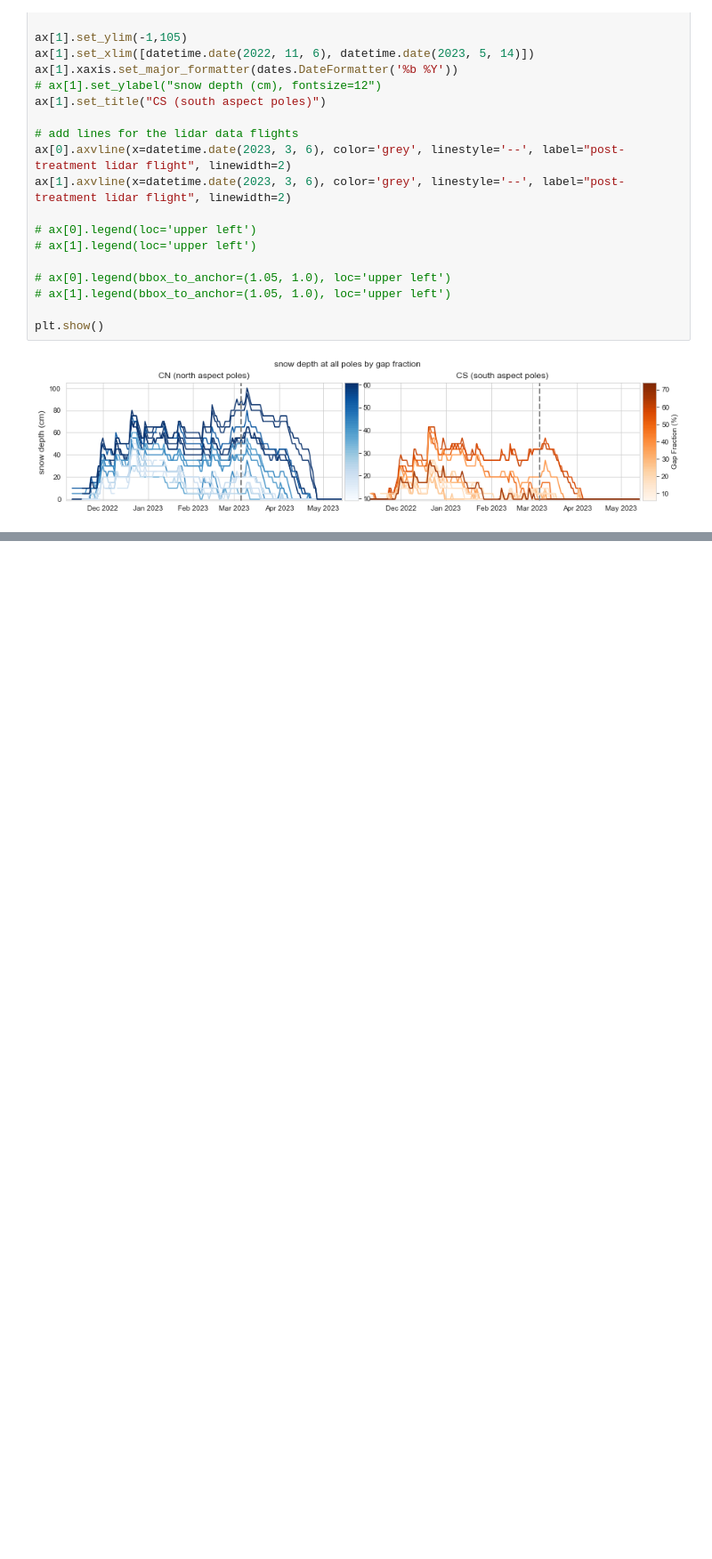
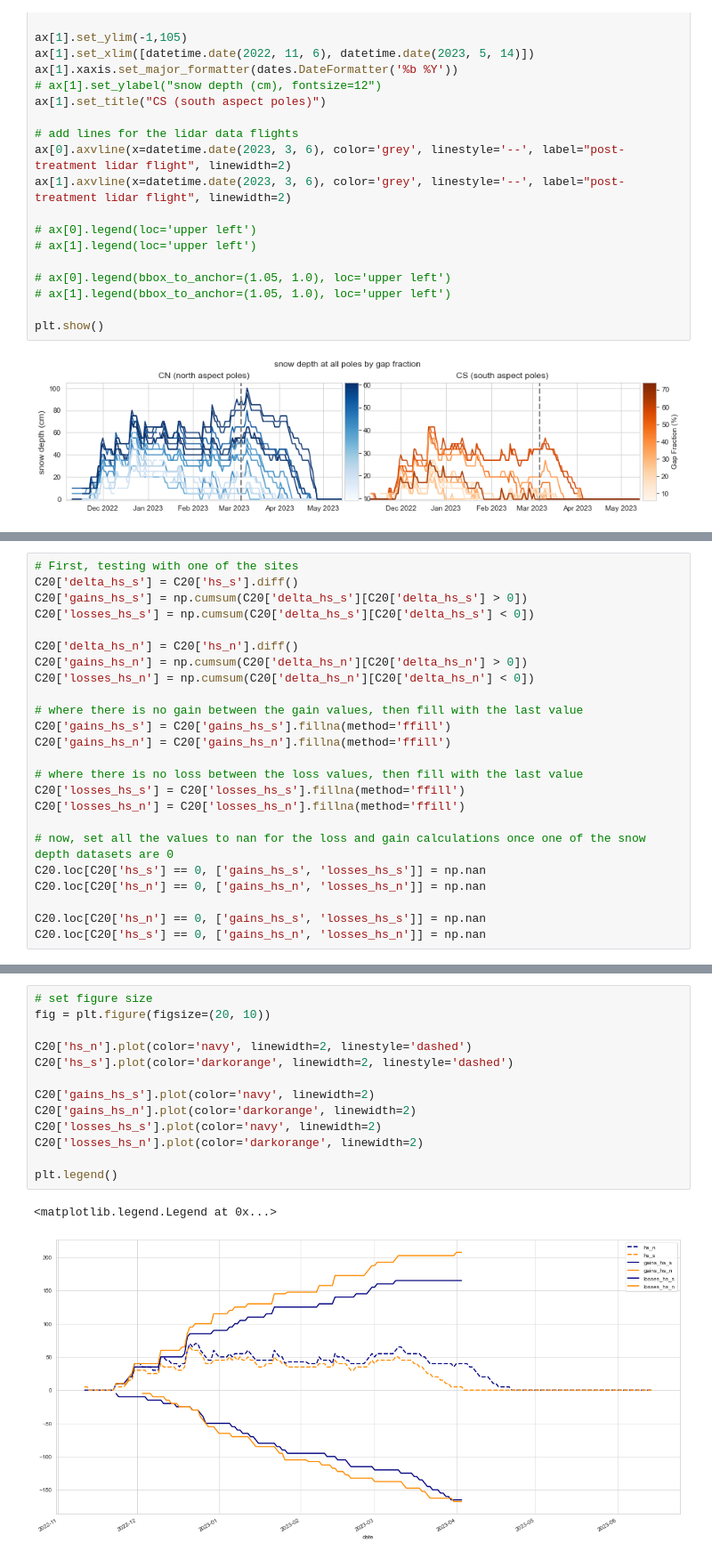
Before and after one commit to cassielumbrazo/CER_timeseries_analysis, a Jupyter notebook: 8_cumulative_gain_loss.ipynb, the cells around one changed output, grey strips where cells are left out. Shown at 89% size. Drawn from its saved outputs; the diff is of its cells as text; blank space fills up the shorter version.

```diff
--- a/8_cumulative_gain_loss.ipynb
+++ b/8_cumulative_gain_loss.ipynb
@@ -761,0 +454,24 @@ CNF23['Median_depth'].plot()
+# %%
+# First, testing with one of the sites
+C20['delta_hs_s'] = C20['hs_s'].diff()
+C20['gains_hs_s'] = np.cumsum(C20['delta_hs_s'][C20['delta_hs_s'] > 0])
+C20['losses_hs_s'] = np.cumsum(C20['delta_hs_s'][C20['delta_hs_s'] < 0])
+
+C20['delta_hs_n'] = C20['hs_n'].diff()
+C20['gains_hs_n'] = np.cumsum(C20['delta_hs_n'][C20['delta_hs_n'] > 0])
+C20['losses_hs_n'] = np.cumsum(C20['delta_hs_n'][C20['delta_hs_n'] < 0])
+
+# where there is no gain between the gain values, then fill with the last value
+C20['gains_hs_s'] = C20['gains_hs_s'].fillna(method='ffill')
+C20['gains_hs_n'] = C20['gains_hs_n'].fillna(method='ffill')
+
+# where there is no loss between the loss values, then fill with the last value
+C20['losses_hs_s'] = C20['losses_hs_s'].fillna(method='ffill')
+C20['losses_hs_n'] = C20['losses_hs_n'].fillna(method='ffill')
+
+# now, set all the values to nan for the loss and gain calculations once one of the snow depth datasets are 0
+C20.loc[C20['hs_s'] == 0, ['gains_hs_s', 'losses_hs_s']] = np.nan
+C20.loc[C20['hs_n'] == 0, ['gains_hs_n', 'losses_hs_n']] = np.nan
+
+C20.loc[C20['hs_n'] == 0, ['gains_hs_s', 'losses_hs_s']] = np.nan
+C20.loc[C20['hs_s'] == 0, ['gains_hs_n', 'losses_hs_n']] = np.nan
@@ -761,0 +488,16 @@ CNF23['Median_depth'].plot()
+# %%
+# set figure size
+fig = plt.figure(figsize=(20, 10))
+
+C20['hs_n'].plot(color='navy', linewidth=2, linestyle='dashed')
+C20['hs_s'].plot(color='darkorange', linewidth=2, linestyle='dashed')
+
+C20['gains_hs_s'].plot(color='navy', linewidth=2)
+C20['gains_hs_n'].plot(color='darkorange', linewidth=2)
+C20['losses_hs_s'].plot(color='navy', linewidth=2)
+C20['losses_hs_n'].plot(color='darkorange', linewidth=2)
+
+plt.legend()
+# %% [output]
+<matplotlib.legend.Legend at 0x...>
+[figure, added]
```
Also changed, not shown: parts of 40 cells of this notebook.
